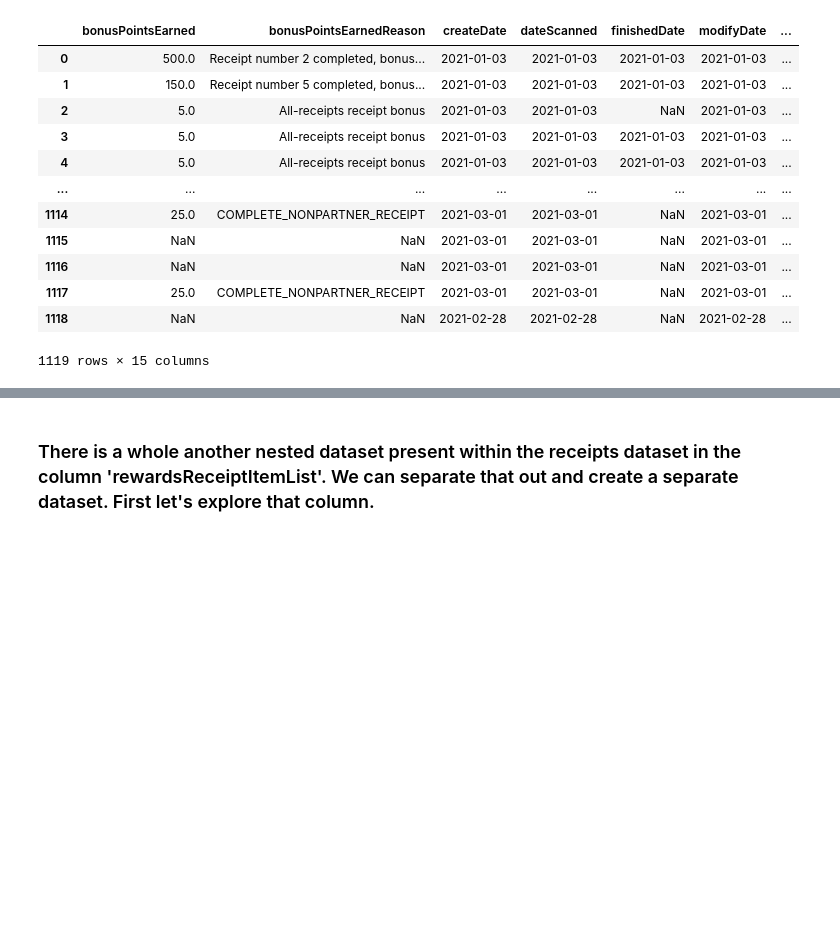
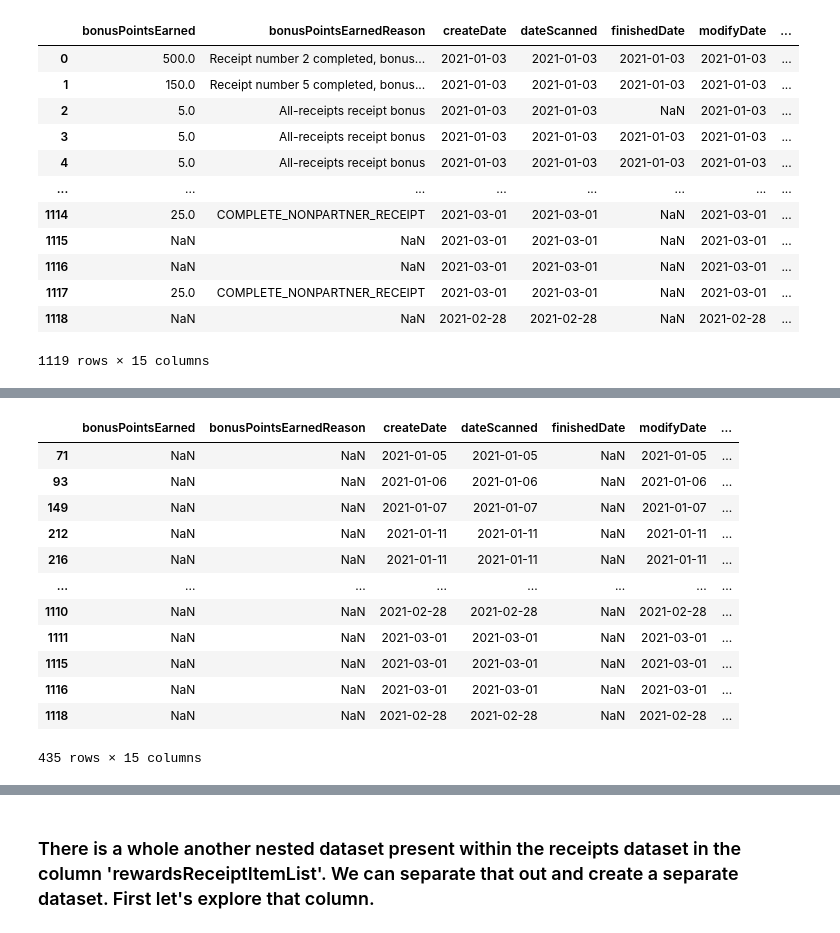
Before and after one commit to rnair7163/Fetch-Analytics-Engineer-Take-Home, a Jupyter notebook: Data-Exploration_and_Cleaning.ipynb, the cells around one changed output, grey strips where cells are left out. Saved outputs shown, nothing was run; the diff lists cells and outputs as text; code cells hidden in the pictures; blank space fills up the shorter version.

```diff
--- a/Data-Exploration_and_Cleaning.ipynb
+++ b/Data-Exploration_and_Cleaning.ipynb
@@ -322,0 +313,16 @@ receipts
+# %%
+receipts[receipts['totalSpent'].isnull()]
+# %% [output]
+|  | bonusPointsEarned | bonusPointsEarnedReason | createDate | dateScanned | finishedDate | modifyDate | ... |
+| 71 | NaN | NaN | 2021-01-05 | 2021-01-05 | NaN | 2021-01-05 | ... |
+| 93 | NaN | NaN | 2021-01-06 | 2021-01-06 | NaN | 2021-01-06 | ... |
+| 149 | NaN | NaN | 2021-01-07 | 2021-01-07 | NaN | 2021-01-07 | ... |
+| 212 | NaN | NaN | 2021-01-11 | 2021-01-11 | NaN | 2021-01-11 | ... |
+| 216 | NaN | NaN | 2021-01-11 | 2021-01-11 | NaN | 2021-01-11 | ... |
+| ... | ... | ... | ... | ... | ... | ... | ... |
+| 1110 | NaN | NaN | 2021-02-28 | 2021-02-28 | NaN | 2021-02-28 | ... |
+| 1111 | NaN | NaN | 2021-03-01 | 2021-03-01 | NaN | 2021-03-01 | ... |
+| 1115 | NaN | NaN | 2021-03-01 | 2021-03-01 | NaN | 2021-03-01 | ... |
+| 1116 | NaN | NaN | 2021-03-01 | 2021-03-01 | NaN | 2021-03-01 | ... |
+| 1118 | NaN | NaN | 2021-02-28 | 2021-02-28 | NaN | 2021-02-28 | ... |
+435 rows × 15 columns
```
Also changed, not shown: parts of 20 cells of this notebook.
